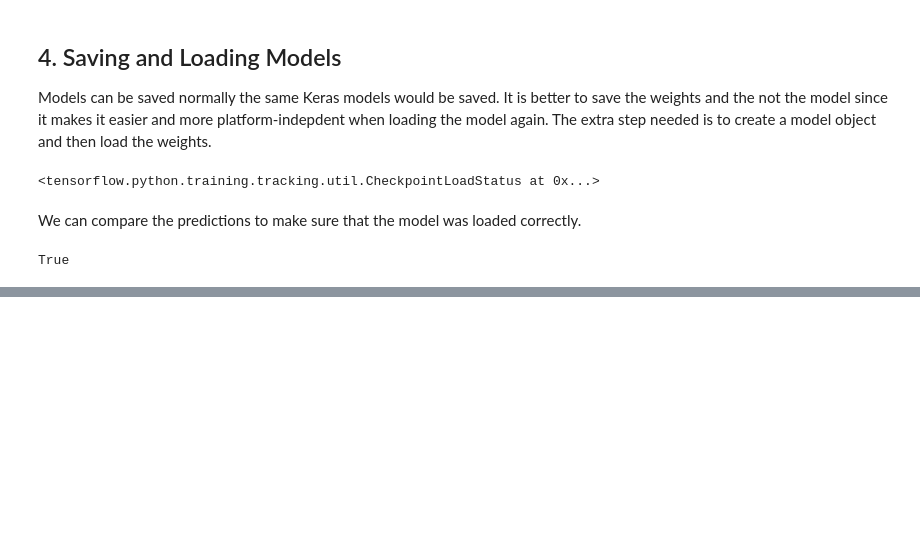
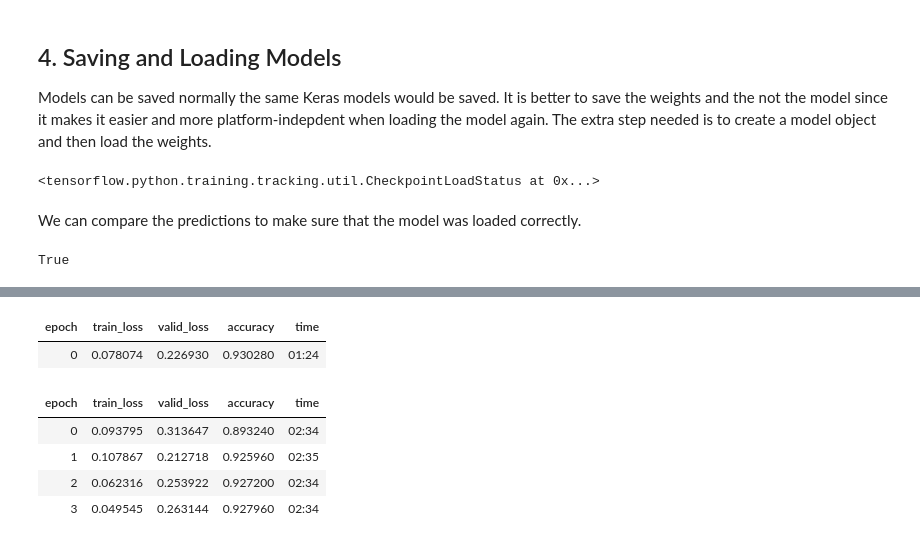
Before and after one commit to wilhelm-lab/dlomix, a Jupyter notebook: notebooks/Example_RTModel_Walkthrough_colab.ipynb, the cells around one changed output, grey strips where cells are left out. Cells and saved outputs as stored; diff of their text form; code cells hidden in the pictures; blank space fills up the shorter version.

```diff
--- a/notebooks/Example_RTModel_Walkthrough_colab.ipynb
+++ b/notebooks/Example_RTModel_Walkthrough_colab.ipynb
@@ -234,0 +270,10 @@ pd.read_csv("./output/predictions_irt.csv")
+# %%
+learn.fine_tune(4, 1e-2)
+# %% [output]
+| epoch | train_loss | valid_loss | accuracy | time |
+| 0 | 0.078074 | 0.226930 | 0.930280 | 01:24 |
+| epoch | train_loss | valid_loss | accuracy | time |
+| 0 | 0.093795 | 0.313647 | 0.893240 | 02:34 |
+| 1 | 0.107867 | 0.212718 | 0.925960 | 02:35 |
+| 2 | 0.062316 | 0.253922 | 0.927200 | 02:34 |
+| 3 | 0.049545 | 0.263144 | 0.927960 | 02:34 |
```
Also changed, not shown: parts of 24 cells of this notebook, 12 other files.
